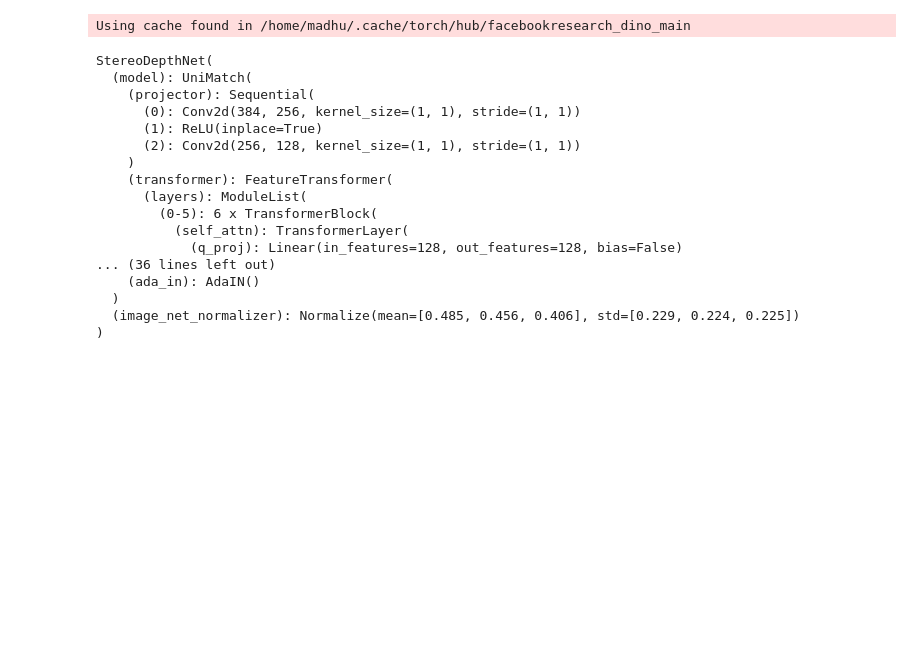
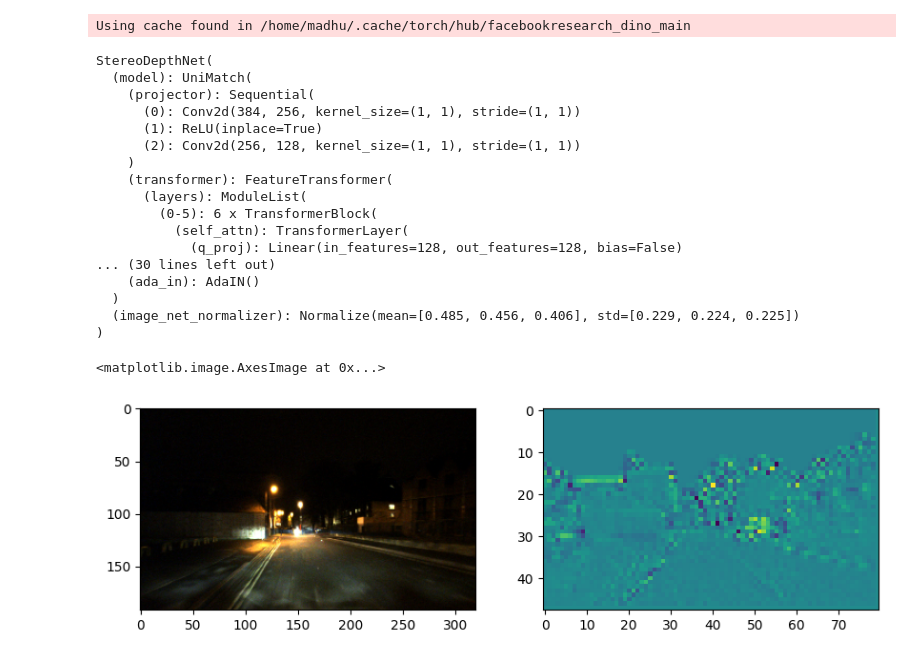
Before and after one commit to madhubabuv/dtd, a Jupyter notebook: feature_maps.ipynb, the cells around one changed output. Drawn from its saved outputs; the diff is of its cells as text; code cells hidden in the pictures; blank space fills up the shorter version.

```diff
--- a/feature_maps.ipynb
+++ b/feature_maps.ipynb
@@ -43,7 +43,7 @@ dataloader = torch.utils.data.DataLoader(
 # %%
 depth_net = DepthNetwork(args, reg_refine=False)
 depth_net.cuda()
-depth_net.train()
+depth_net.eval()
 # %% [output]
 Using cache found in /home/madhu/.cache/torch/hub/facebookresearch_dino_main
 StereoDepthNet(
@@ -58,7 +58,7 @@ StereoDepthNet(
         (0-5): 6 x TransformerBlock(
           (self_attn): TransformerLayer(
             (q_proj): Linear(in_features=128, out_features=128, bias=False)
-... (36 lines left out)
+... (30 lines left out)
     (ada_in): AdaIN()
   )
   (image_net_normalizer): Normalize(mean=[0.485, 0.456, 0.406], std=[0.229, 0.224, 0.225])
@@ -87,3 +140,31 @@ left_features = depth_net.model.extract_feature(n_left, d_left)
+# %%
+import cv2
+night_img_path = '/home/madhu/code/feature-slam/git_repos/dtd/img0.png'
+day_img_path = '/home/madhu/code/feature-slam/git_repos/dtd/img1.png'
+
+img0 = cv2.imread(night_img_path)
+img1 = cv2.imread(day_img_path)
+img0 = cv2.resize(img0, (320,192))
+img1 = cv2.resize(img1, (320,192))
+
+img0 = cv2.cvtColor(img0, cv2.COLOR_BGR2RGB)
+img1 = cv2.cvtColor(img1, cv2.COLOR_BGR2RGB)
+
+np_img0 = img0/255.
+np_img1 = img1/255.
+
+torch_img0 = torch.from_numpy(img0).unsqueeze(0).cuda().permute(0,3,1,2)
+torch_img1 = torch.from_numpy(img1).unsqueeze(0).cuda().permute(0,3,1,2)
+# %%
+feat0,feat1 = extract_features_dino_v1(torch_img0.float(),torch_img1.float())
+# %%
+np_feat = feat1[1][0][0].detach().cpu().numpy()
+fig,ax = plt.subplots(1,2, figsize=(10,5))
+ax[0].imshow(np_img0)
+ax[1].imshow(np_feat)
+# %% [output]
+<matplotlib.image.AxesImage at 0x...>
+[figure, added]
 # %%
 #need to pca these and get the top 3 features
 
```
Also changed, not shown: parts of 8 cells of this notebook, 30 other files.
